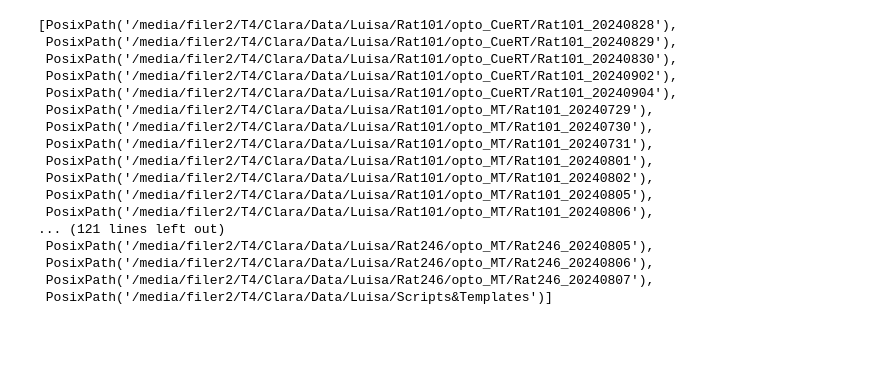
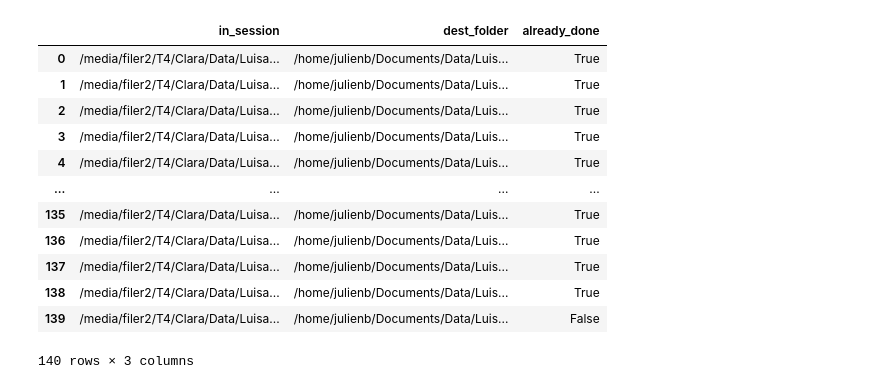
Before and after one commit to JulienBrn/dopamove_scripts_and_templates, a Jupyter notebook: copy_all_sessions.ipynb, the cells around one changed output. Saved outputs shown, nothing was run; the diff lists cells and outputs as text; code cells hidden in the pictures; blank space fills up the shorter version.

```diff
--- a/copy_all_sessions.ipynb
+++ b/copy_all_sessions.ipynb
@@ -13,23 +14,23 @@ dest_base_folder = Path("/home/julienb/Documents/Data/Luisa/")
-# %%
-sessions = [f.parent for f in base_folder.glob("**/metadata.yaml")]
-len(sessions)
-sessions
-# %% [output]
-[PosixPath('/media/filer2/T4/Clara/Data/Luisa/Rat101/opto_CueRT/Rat101_20240828'),
- PosixPath('/media/filer2/T4/Clara/Data/Luisa/Rat101/opto_CueRT/Rat101_20240829'),
- PosixPath('/media/filer2/T4/Clara/Data/Luisa/Rat101/opto_CueRT/Rat101_20240830'),
- PosixPath('/media/filer2/T4/Clara/Data/Luisa/Rat101/opto_CueRT/Rat101_20240902'),
- PosixPath('/media/filer2/T4/Clara/Data/Luisa/Rat101/opto_CueRT/Rat101_20240904'),
- PosixPath('/media/filer2/T4/Clara/Data/Luisa/Rat101/opto_MT/Rat101_20240729'),
- PosixPath('/media/filer2/T4/Clara/Data/Luisa/Rat101/opto_MT/Rat101_20240730'),
- PosixPath('/media/filer2/T4/Clara/Data/Luisa/Rat101/opto_MT/Rat101_20240731'),
- PosixPath('/media/filer2/T4/Clara/Data/Luisa/Rat101/opto_MT/Rat101_20240801'),
- PosixPath('/media/filer2/T4/Clara/Data/Luisa/Rat101/opto_MT/Rat101_20240802'),
- PosixPath('/media/filer2/T4/Clara/Data/Luisa/Rat101/opto_MT/Rat101_20240805'),
- PosixPath('/media/filer2/T4/Clara/Data/Luisa/Rat101/opto_MT/Rat101_20240806'),
-... (121 lines left out)
- PosixPath('/media/filer2/T4/Clara/Data/Luisa/Rat246/opto_MT/Rat246_20240805'),
- PosixPath('/media/filer2/T4/Clara/Data/Luisa/Rat246/opto_MT/Rat246_20240806'),
- PosixPath('/media/filer2/T4/Clara/Data/Luisa/Rat246/opto_MT/Rat246_20240807'),
- PosixPath('/media/filer2/T4/Clara/Data/Luisa/Scripts&Templates')]
+# %%
+
+in_sessions = [f.parent for f in base_folder.glob("**/metadata.yaml")]
+sessions = pd.DataFrame()
+sessions["in_session"] = in_sessions
+sessions["dest_folder"] = [dest_base_folder / s.relative_to(base_folder).with_name(f"Session--{s.name}") for s in in_sessions]
+sessions["already_done"] = sessions["dest_folder"].apply(lambda d: (d/"analysis").exists())
+sessions
+# %% [output]
+|  | in_session | dest_folder | already_done |
+| 0 | /media/filer2/T4/Clara/Data/Luisa... | /home/julienb/Documents/Data/Luis... | True |
+| 1 | /media/filer2/T4/Clara/Data/Luisa... | /home/julienb/Documents/Data/Luis... | True |
+| 2 | /media/filer2/T4/Clara/Data/Luisa... | /home/julienb/Documents/Data/Luis... | True |
+| 3 | /media/filer2/T4/Clara/Data/Luisa... | /home/julienb/Documents/Data/Luis... | True |
+| 4 | /media/filer2/T4/Clara/Data/Luisa... | /home/julienb/Documents/Data/Luis... | True |
+| ... | ... | ... | ... |
+| 135 | /media/filer2/T4/Clara/Data/Luisa... | /home/julienb/Documents/Data/Luis... | True |
+| 136 | /media/filer2/T4/Clara/Data/Luisa... | /home/julienb/Documents/Data/Luis... | True |
+| 137 | /media/filer2/T4/Clara/Data/Luisa... | /home/julienb/Documents/Data/Luis... | True |
+| 138 | /media/filer2/T4/Clara/Data/Luisa... | /home/julienb/Documents/Data/Luis... | True |
+| 139 | /media/filer2/T4/Clara/Data/Luisa... | /home/julienb/Documents/Data/Luis... | False |
+140 rows × 3 columns
 # %%
```
Also changed, not shown: parts of 2 cells of this notebook, 3 other files.
